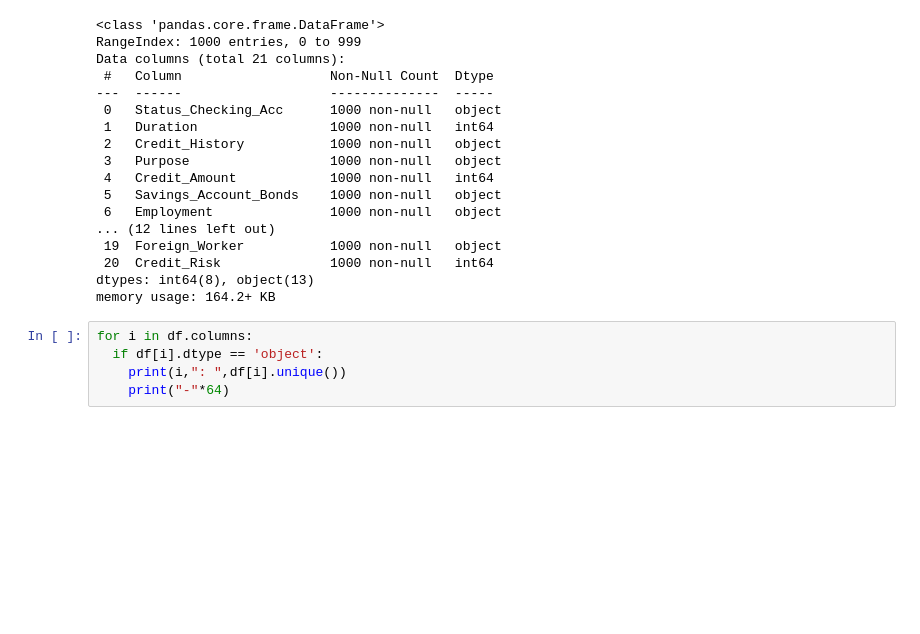
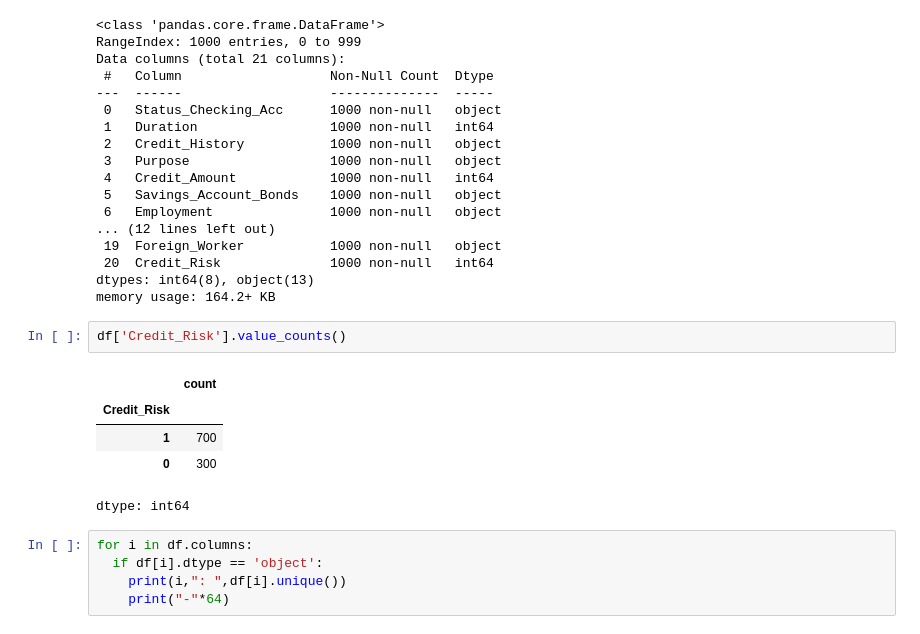
Before and after one commit to SEAFARI/ml-projects, a Jupyter notebook: german_credit_data.ipynb, the cells around one changed output. Saved outputs shown, nothing was run; the diff lists cells and outputs as text; blank space fills up the shorter version.

```diff
--- a/german_credit_data.ipynb
+++ b/german_credit_data.ipynb
@@ -61,6 +61,14 @@ Data columns (total 21 columns):
  20  Credit_Risk              1000 non-null   int64
 dtypes: int64(8), object(13)
 memory usage: 164.2+ KB
+# %%
+df['Credit_Risk'].value_counts()
+# %% [output]
+|  | count |
+| Credit_Risk |  |
+| 1 | 700 |
+| 0 | 300 |
+dtype: int64
 # %%
 for i in df.columns:
   if df[i].dtype == 'object':
```
Also changed, not shown: parts of 7 cells of this notebook.
